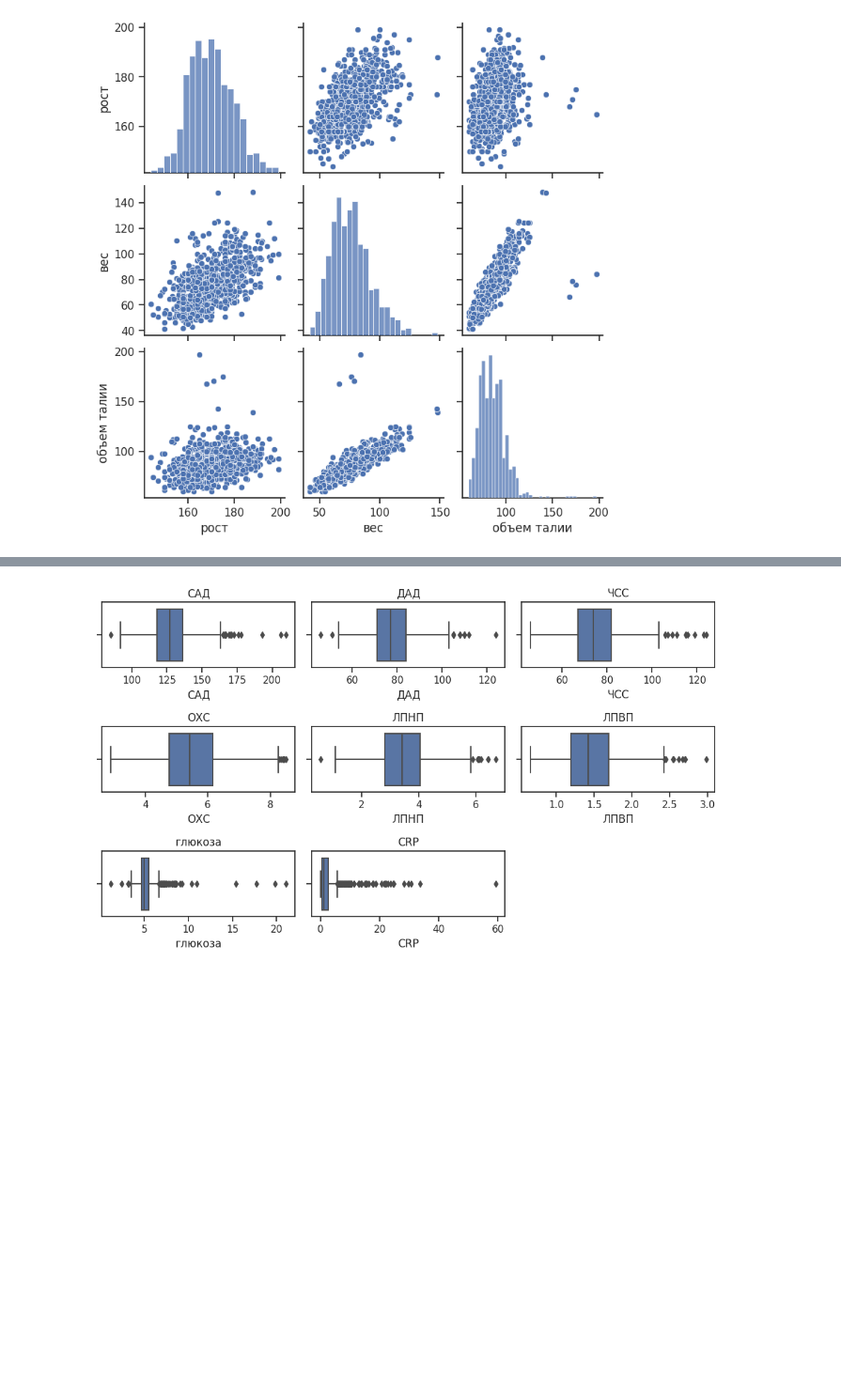
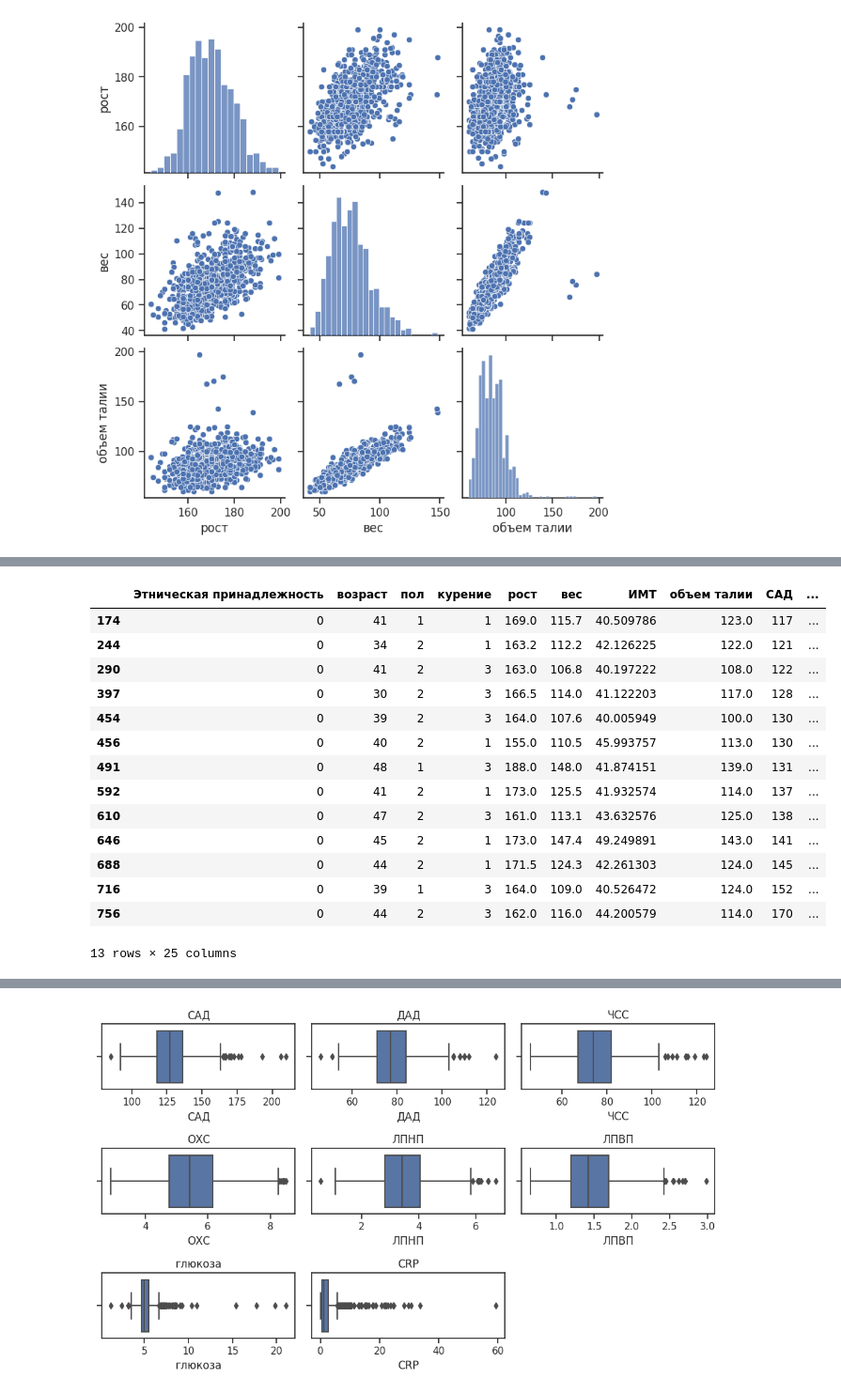
Before and after one commit to ber-pro/MIAT, a Jupyter notebook: MIAD.ipynb, the cells around one changed output, grey strips where cells are left out. Shown at 94% size. Cells and saved outputs as stored; diff of their text form; code cells hidden in the pictures; blank space fills up the shorter version.

```diff
--- a/MIAD.ipynb
+++ b/MIAD.ipynb
@@ -194,0 +245,19 @@ plt.show()
+# %%
+df_tmp = df[df["ИМТ"] > 40]
+df_tmp
+# %% [output]
+|  | Этническая принадлежность | возраст | пол | курение | рост | вес | ИМТ | объем талии | САД | ... |
+| 174 | 0 | 41 | 1 | 1 | 169.0 | 115.7 | 40.509786 | 123.0 | 117 | ... |
+| 244 | 0 | 34 | 2 | 1 | 163.2 | 112.2 | 42.126225 | 122.0 | 121 | ... |
+| 290 | 0 | 41 | 2 | 3 | 163.0 | 106.8 | 40.197222 | 108.0 | 122 | ... |
+| 397 | 0 | 30 | 2 | 3 | 166.5 | 114.0 | 41.122203 | 117.0 | 128 | ... |
+| 454 | 0 | 39 | 2 | 3 | 164.0 | 107.6 | 40.005949 | 100.0 | 130 | ... |
+| 456 | 0 | 40 | 2 | 1 | 155.0 | 110.5 | 45.993757 | 113.0 | 130 | ... |
+| 491 | 0 | 48 | 1 | 3 | 188.0 | 148.0 | 41.874151 | 139.0 | 131 | ... |
+| 592 | 0 | 41 | 2 | 1 | 173.0 | 125.5 | 41.932574 | 114.0 | 137 | ... |
+| 610 | 0 | 47 | 2 | 3 | 161.0 | 113.1 | 43.632576 | 125.0 | 138 | ... |
+| 646 | 0 | 45 | 2 | 1 | 173.0 | 147.4 | 49.249891 | 143.0 | 141 | ... |
+| 688 | 0 | 44 | 2 | 1 | 171.5 | 124.3 | 42.261303 | 124.0 | 145 | ... |
+| 716 | 0 | 39 | 1 | 3 | 164.0 | 109.0 | 40.526472 | 124.0 | 152 | ... |
+| 756 | 0 | 44 | 2 | 3 | 162.0 | 116.0 | 44.200579 | 114.0 | 170 | ... |
+13 rows × 25 columns
```
Also changed, not shown: parts of 16 cells of this notebook.
